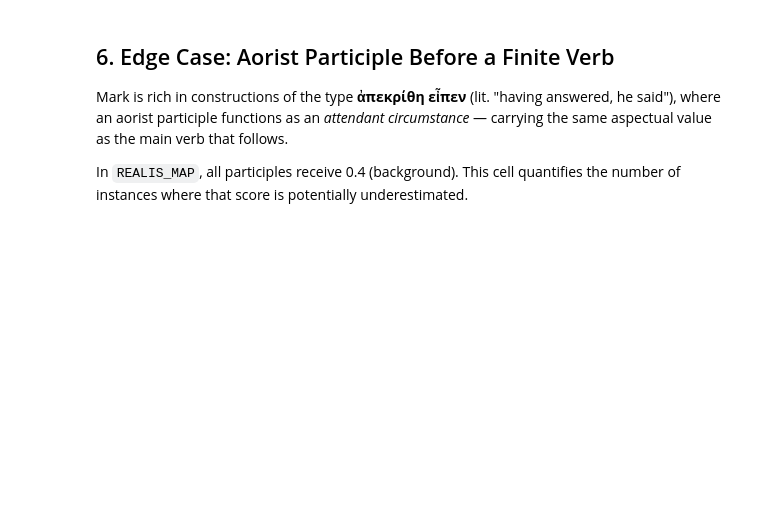
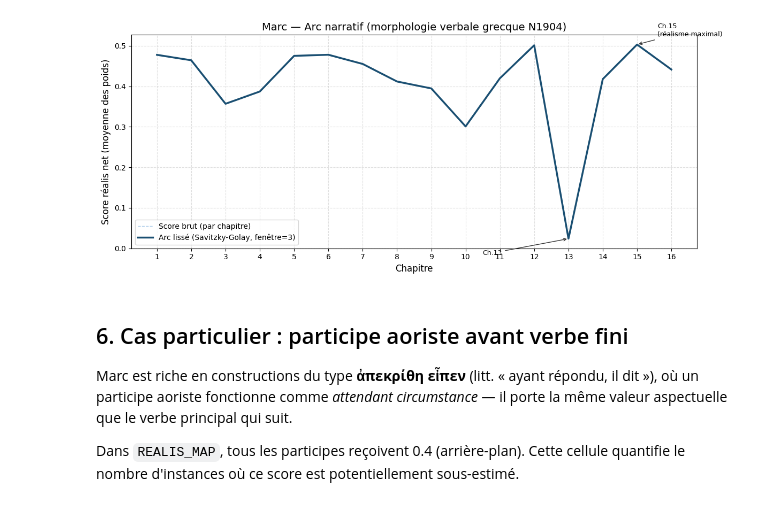
Before and after one commit to ronanguilloux/Greek-Scriptures-on-NLP, a Jupyter notebook: Mark_Event_Arc.ipynb, the cells around one changed output. Cells and saved outputs as stored; diff of their text form; code cells hidden in the pictures; blank space fills up the shorter version.

```diff
--- a/Mark_Event_Arc.ipynb
+++ b/Mark_Event_Arc.ipynb
@@ -292,52 +334,54 @@ peaks and troughs — unlike a moving average, which tends to flatten them.
 net_scores = df_mark["net_score"].values
 smoothed = savgol_filter(net_scores, window_length=3, polyorder=2)
 
 fig, ax = plt.subplots(figsize=(12, 5))
 
-# Raw scores (faint background)
+# Scores bruts (en arrière-plan)
 ax.plot(chapters, net_scores,
         color="#5b9bd5", linewidth=1, linestyle="--", alpha=0.5,
-        label="Raw score (per chapter)")
+        label="Score brut (par chapitre)")
 
-# Smoothed narrative arc
+# Courbe narrative lissée
 ax.plot(chapters, smoothed,
         color="#1a4f72", linewidth=2.5,
-        label="Smoothed arc (Savitzky-Golay, window=3)")
+        label="Arc lissé (Savitzky-Golay, fenêtre=3)")
 
-# Annotate extremes
+# Annotations des extrêmes
 ax.annotate(
-    f"Ch.{max_ch}\n(narrative peak)",
+    f"Ch.{max_ch}\n(réalisme maximal)",
     xy=(max_ch, smoothed[max_ch - 1]),
     xytext=(max_ch + 0.6, smoothed[max_ch - 1] + 0.02),
     fontsize=9, arrowprops=dict(arrowstyle="->", color="#333")
 )
 ax.annotate(
     f"Ch.{min_ch}",
     xy=(min_ch, smoothed[min_ch - 1]),
     xytext=(min_ch - 2.5, smoothed[min_ch - 1] - 0.04),
     fontsize=9, arrowprops=dict(arrowstyle="->", color="#333")
 )
 
-# Realis/irrealis boundary
+# Frontière réalis/irréalis
 ax.axhline(0, color="gray", linewidth=0.8, linestyle=":")
 
-ax.set_xlabel("Chapter", fontsize=12)
-ax.set_ylabel("Net realis score (mean weight)", fontsize=12)
-ax.set_title("Mark — Narrative Arc (Greek Verbal Morphology, N1904)", fontsize=14)
+ax.set_xlabel("Chapitre", fontsize=12)
+ax.set_ylabel("Score réalis net (moyenne des poids)", fontsize=12)
+ax.set_title("Marc — Arc narratif (morphologie verbale grecque N1904)", fontsize=14)
 ax.set_xticks(chapters)
 ax.legend(fontsize=10)
 ax.grid(True, linestyle="--", alpha=0.4)
 plt.tight_layout()
 plt.show()
+# %% [output]
+[figure, added]
 # %% [markdown]
-## 6. Edge Case: Aorist Participle Before a Finite Verb
+## 6. Cas particulier : participe aoriste avant verbe fini
 
-Mark is rich in constructions of the type **ἀπεκρίθη εἶπεν** (lit. "having answered, he said"),
-where an aorist participle functions as an *attendant circumstance* — carrying the same aspectual
-value as the main verb that follows.
+Marc est riche en constructions du type **ἀπεκρίθη εἶπεν** (litt. « ayant répondu, il dit »),
+où un participe aoriste fonctionne comme *attendant circumstance* — il porte la même valeur
+aspectuelle que le verbe principal qui suit.
 
-In `REALIS_MAP`, all participles receive 0.4 (background). This cell quantifies
-the number of instances where that score is potentially underestimated.
+Dans `REALIS_MAP`, tous les participes reçoivent 0.4 (arrière-plan). Cette cellule quantifie
+le nombre d'instances où ce score est potentiellement sous-estimé.
 # %%
 def detect_participle_before_main_verb(book: str) -> pd.DataFrame:
     """
```
Also changed, not shown: parts of 20 cells of this notebook.
